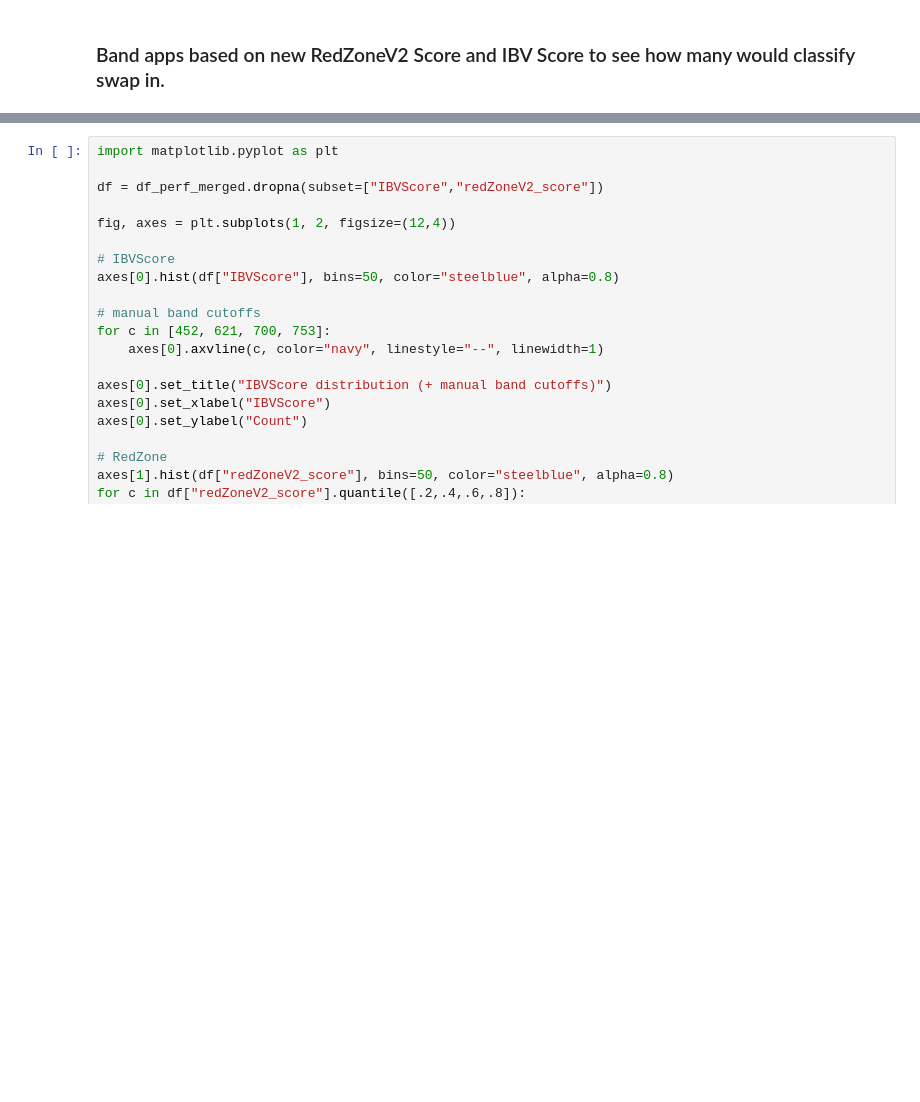
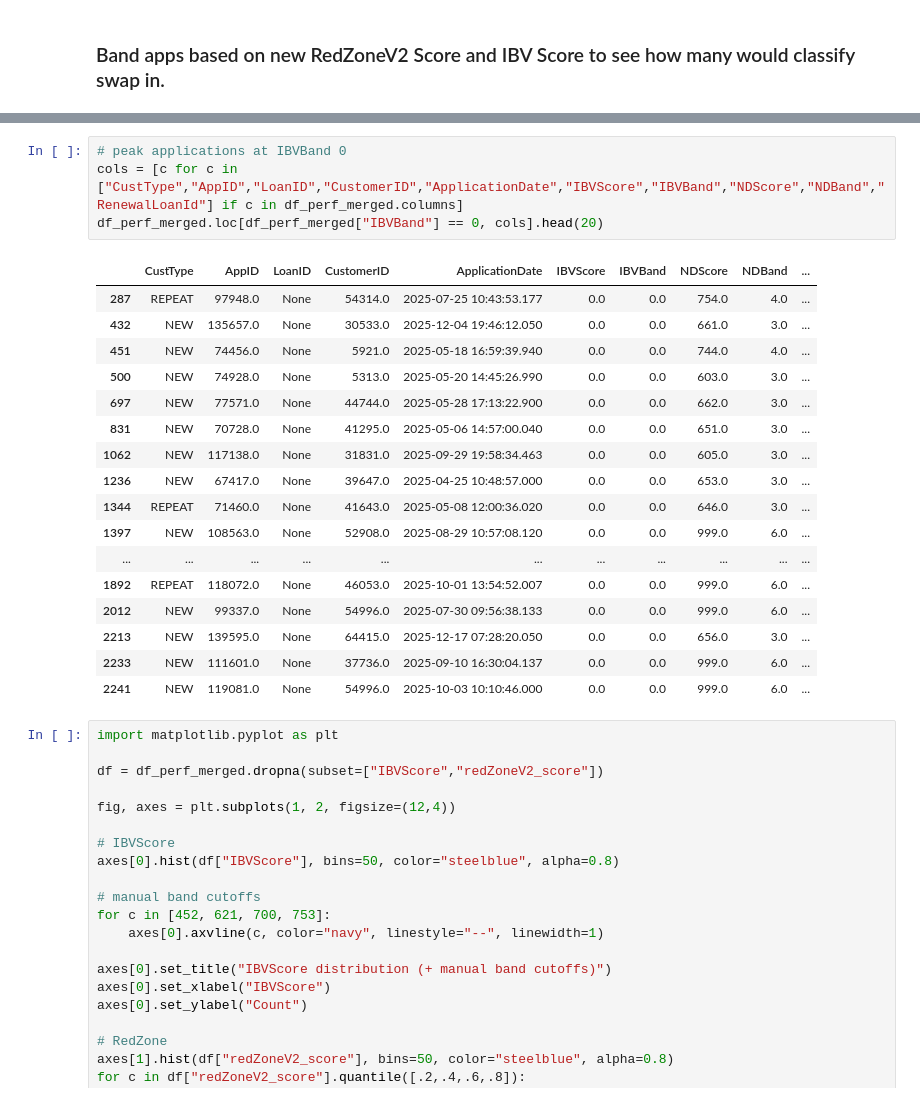
Before and after one commit to Junchen-concord/loonie_bankuity_rerun, a Jupyter notebook: notebooks/rerun_analysis_V2.ipynb, the cells around one changed output, grey strips where cells are left out. Cells and saved outputs as stored; diff of their text form; blank space fills up the shorter version.

```diff
--- a/notebooks/rerun_analysis_V2.ipynb
+++ b/notebooks/rerun_analysis_V2.ipynb
@@ -615,3 +624,25 @@ pd.crosstab(manual_band["IBVBand"], df_perf_merged["IBVBand"], dropna=False)
+# %%
+# peak applications at IBVBand 0
+cols = [c for c in ["CustType","AppID","LoanID","CustomerID","ApplicationDate","IBVScore","IBVBand","NDScore","NDBand","RenewalLoanId"] if c in df_perf_merged.columns]
+df_perf_merged.loc[df_perf_merged["IBVBand"] == 0, cols].head(20)
+# %% [output]
+|  | CustType | AppID | LoanID | CustomerID | ApplicationDate | IBVScore | IBVBand | NDScore | NDBand | ... |
+| 287 | REPEAT | 97948.0 | None | 54314.0 | 2025-07-25 10:43:53.177 | 0.0 | 0.0 | 754.0 | 4.0 | ... |
+| 432 | NEW | 135657.0 | None | 30533.0 | 2025-12-04 19:46:12.050 | 0.0 | 0.0 | 661.0 | 3.0 | ... |
+| 451 | NEW | 74456.0 | None | 5921.0 | 2025-05-18 16:59:39.940 | 0.0 | 0.0 | 744.0 | 4.0 | ... |
+| 500 | NEW | 74928.0 | None | 5313.0 | 2025-05-20 14:45:26.990 | 0.0 | 0.0 | 603.0 | 3.0 | ... |
+| 697 | NEW | 77571.0 | None | 44744.0 | 2025-05-28 17:13:22.900 | 0.0 | 0.0 | 662.0 | 3.0 | ... |
+| 831 | NEW | 70728.0 | None | 41295.0 | 2025-05-06 14:57:00.040 | 0.0 | 0.0 | 651.0 | 3.0 | ... |
+| 1062 | NEW | 117138.0 | None | 31831.0 | 2025-09-29 19:58:34.463 | 0.0 | 0.0 | 605.0 | 3.0 | ... |
+| 1236 | NEW | 67417.0 | None | 39647.0 | 2025-04-25 10:48:57.000 | 0.0 | 0.0 | 653.0 | 3.0 | ... |
+| 1344 | REPEAT | 71460.0 | None | 41643.0 | 2025-05-08 12:00:36.020 | 0.0 | 0.0 | 646.0 | 3.0 | ... |
+| 1397 | NEW | 108563.0 | None | 52908.0 | 2025-08-29 10:57:08.120 | 0.0 | 0.0 | 999.0 | 6.0 | ... |
+| ... | ... | ... | ... | ... | ... | ... | ... | ... | ... | ... |
+| 1892 | REPEAT | 118072.0 | None | 46053.0 | 2025-10-01 13:54:52.007 | 0.0 | 0.0 | 999.0 | 6.0 | ... |
+| 2012 | NEW | 99337.0 | None | 54996.0 | 2025-07-30 09:56:38.133 | 0.0 | 0.0 | 999.0 | 6.0 | ... |
+| 2213 | NEW | 139595.0 | None | 64415.0 | 2025-12-17 07:28:20.050 | 0.0 | 0.0 | 656.0 | 3.0 | ... |
+| 2233 | NEW | 111601.0 | None | 37736.0 | 2025-09-10 16:30:04.137 | 0.0 | 0.0 | 999.0 | 6.0 | ... |
+| 2241 | NEW | 119081.0 | None | 54996.0 | 2025-10-03 10:10:46.000 | 0.0 | 0.0 | 999.0 | 6.0 | ... |
 # %%
 import matplotlib.pyplot as plt
 
```
Also changed, not shown: parts of 15 cells of this notebook, 1 other file.
